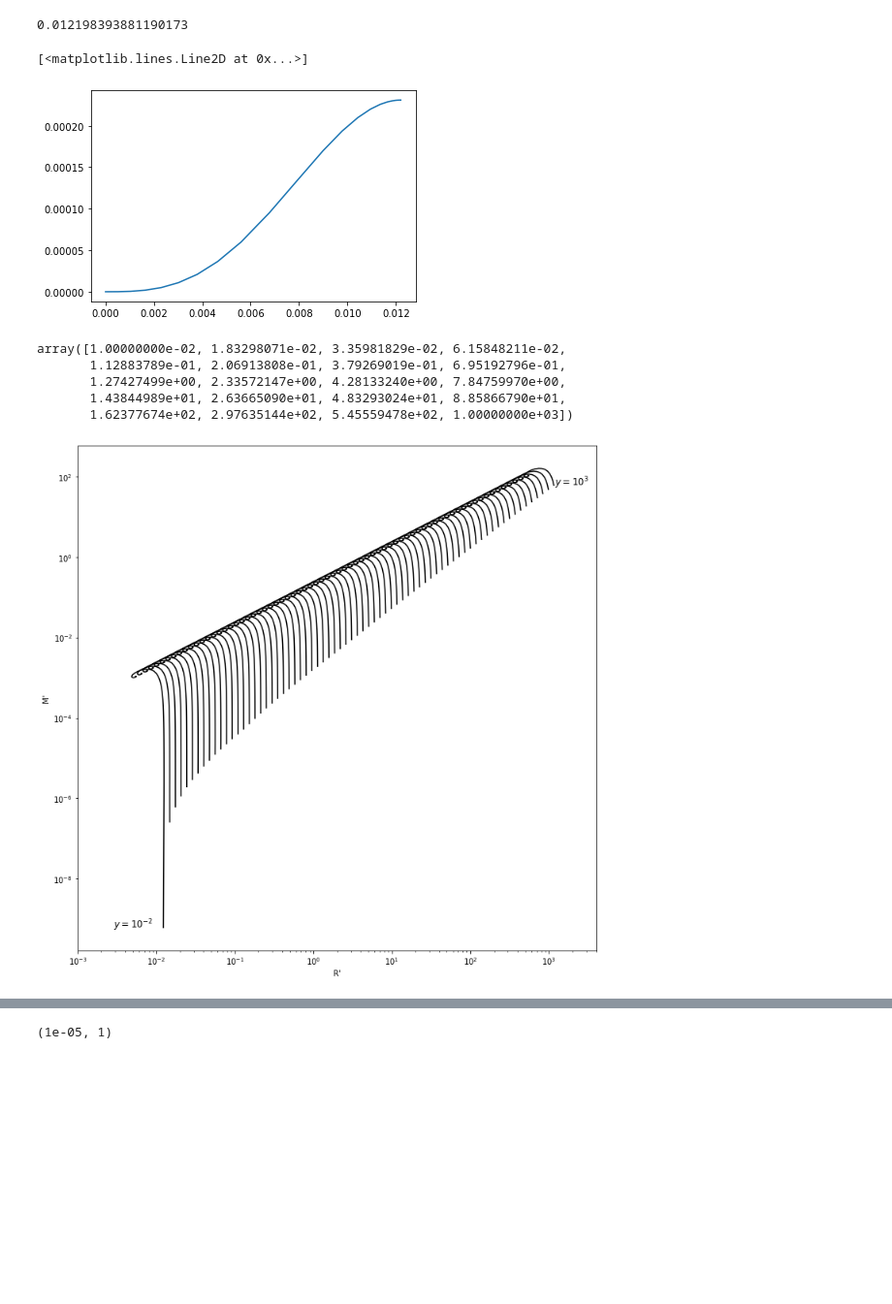
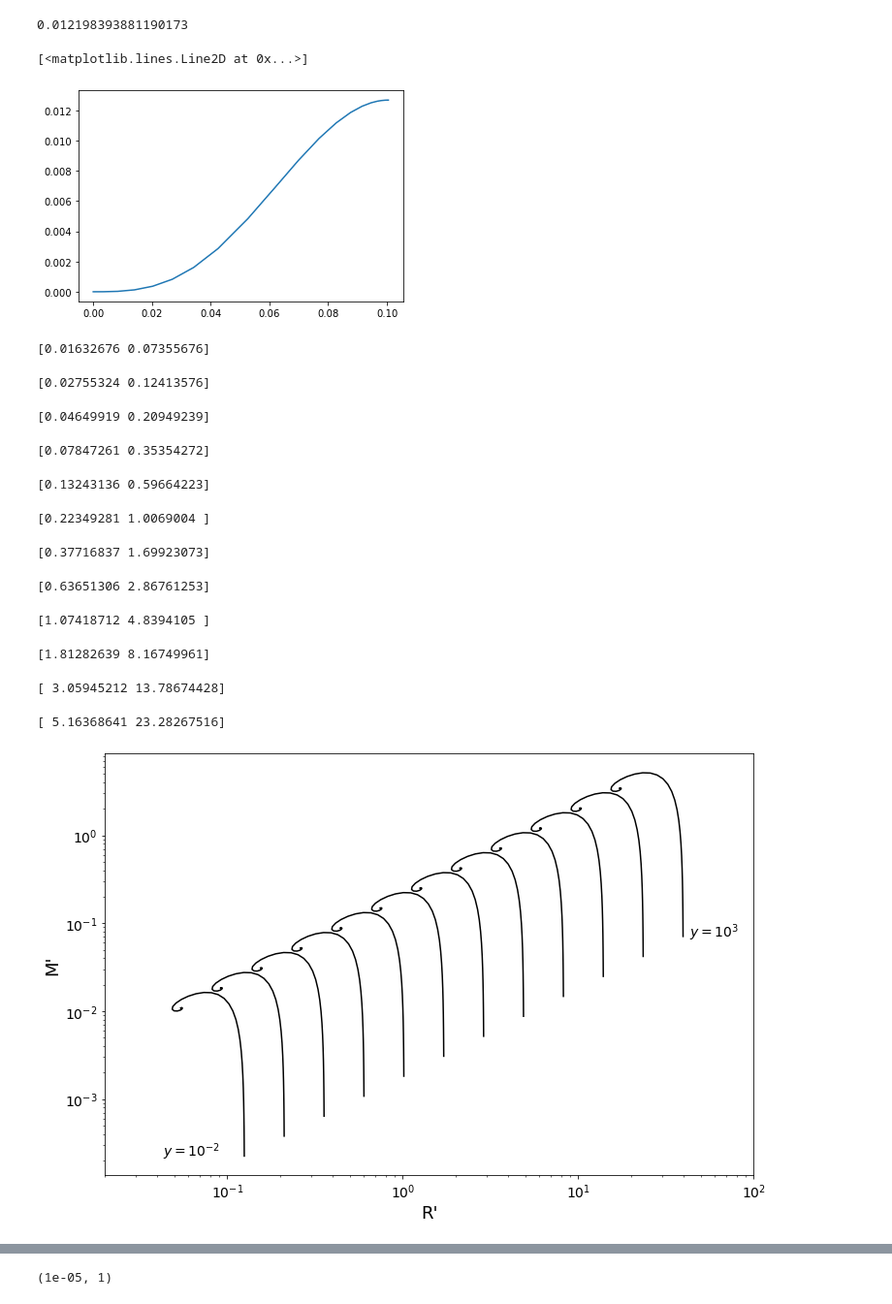
Before and after one commit to AdamSmithOrlik/dark-matter-compact-stars, a Jupyter notebook: research/dark_stars_dev.ipynb, the cells around one changed output, grey strips where cells are left out. Shown at 97% size. Cells and saved outputs as stored; diff of their text form; code cells hidden in the pictures; blank space fills up the shorter version.

Commit message:
Updates and new M-R plot.

```diff
--- a/research/dark_stars_dev.ipynb
+++ b/research/dark_stars_dev.ipynb
@@ -332,7 +332,7 @@ def EOS_raditation(P, w):
 
 def EOS_boson(P, w):
 #     print(P)
-    epsilon = np.sqrt(P/(w**2))+P
+    epsilon = np.sqrt(P/w)+P
     return epsilon
 
 def tov_equations(r, y, *params):
@@ -407,23 +407,16 @@ r_sol[-1]
 plt.plot(r_sol, M_sol)
 # %% [output]
 [<matplotlib.lines.Line2D at 0x...>]
-[figure, old version]
+[figure, new version]
-# %%
-interaction_strength =  np.logspace(-2, 3, 20)
-interaction_strength
-# %% [output]
-array([1.00000000e-02, 1.83298071e-02, 3.35981829e-02, 6.15848211e-02,
-       1.12883789e-01, 2.06913808e-01, 3.79269019e-01, 6.95192796e-01,
-       1.27427499e+00, 2.33572147e+00, 4.28133240e+00, 7.84759970e+00,
-       1.43844989e+01, 2.63665090e+01, 4.83293024e+01, 8.85866790e+01,
-       1.62377674e+02, 2.97635144e+02, 5.45559478e+02, 1.00000000e+03])
 # %%
 # interaction_strength =  1e-2 * np.array([10 ** n for n in range(6)])
-interaction_strength =  np.logspace(-2, 3, 70)
+interaction_strength =  np.logspace(-2, 3, 12)
 
 r_span = (1e-10, 1e5)
 
-plt.figure(figsize=(12, 12))
+plt.figure(figsize=(12, 8))
+
+max_mass_radius = []
 
 for y in interaction_strength:
     # interaction strength
@@ -439,41 +432,63 @@ for y in interaction_strength:
         M0=0
         initial_conditions = [pi,M0]
 
         # solve the differential TOV equation
         sol = solve_ivp(tov_equations, r_span, initial_conditions, args=params,
                         method='RK45', events=pressure_condition,
                         atol=1e-8, rtol=1e-8, dense_output=True)
 
         # Extracting results
         r_sol = sol.t
         p_sol = sol.y[0]
         M_sol = sol.y[1]
-    #     plt.plot(r_sol, p_sol)
-    #     plt.xlabel('r'); plt.ylabel('pressure')
-    #     plt.xscale('log')
-    #     plt.yscale('log')
 
         # Extract the final radius, mass and pressure
         R = r_sol[-1]
         M = M_sol[-1]
         P = p_sol[-1]
 
         # save to array
         star[i] = [M, P, R]
 
-    offset = -star[:,2][0]*0.7
+    npstar = np.array(star) # numpy
+    mass_radius = npstar[:,[0,2]]
+    mass_max = mass_radius[np.argmax(mass_radius[:,0])] # max mass
+    print(mass_max)
+    max_mass_radius.append(mass_max)
+
+    offset = star[:,2][0]/2
     # plot M, R
     plt.loglog(star[:,2], star[:,0], color='k', label= "y = %.2f" %(y))
     if y == 1e-2:
-        plt.text(star[:,2][0]+(offset/1.2), star[:,0][0], r"$y = 10^{-2} $", fontsize=12, color='k', ha='center')
+        plt.text(star[:,2][0]-offset, star[:,0][0], r"$y = 10^{-2} $", fontsize=14, color='k', ha='center')
     elif y == 1e3:
-        plt.text(star[:,2][0]-offset, star[:,0][0], r"$y = 10^{3} $", fontsize=12, color='k', ha='center')
-    plt.xlabel("R'")
-    plt.ylabel("M'")
+        plt.text(star[:,2][0]+offset, star[:,0][0], r"$y = 10^{3} $", fontsize=14, color='k', ha='center')
+    plt.xlabel("R'", fontsize=18)
+    plt.ylabel("M'", fontsize=18)
+
+# npmaxmass = np.array(max_mass_radius)
+# plt.loglog(npmaxmass[:,1], npmaxmass[:,0], alpha=0.4, color='k')
 
 
+plt.tick_params(axis='both',  # Apply changes to both x and y axes
+                which='major',  # Apply changes to major ticks
+                labelsize=14)        # Width of the tick marks
+
 # plt.legend()
-plt.xlim(1e-3, 4e3)
+plt.xlim(2e-2, 1e2)
+plt.savefig("mass_radius_boson_star.pdf")
 plt.show()
 # %% [output]
+[0.01632676 0.07355676]
+[0.02755324 0.12413576]
+[0.04649919 0.20949239]
+[0.07847261 0.35354272]
+[0.13243136 0.59664223]
+[0.22349281 1.0069004 ]
+[0.37716837 1.69923073]
+[0.63651306 2.86761253]
+[1.07418712 4.8394105 ]
+[1.81282639 8.16749961]
+[ 3.05945212 13.78674428]
+[ 5.16368641 23.28267516]
-[figure, old version]
+[figure, new version]
```
Also changed, not shown: parts of 5 cells of this notebook, 4 other files.
